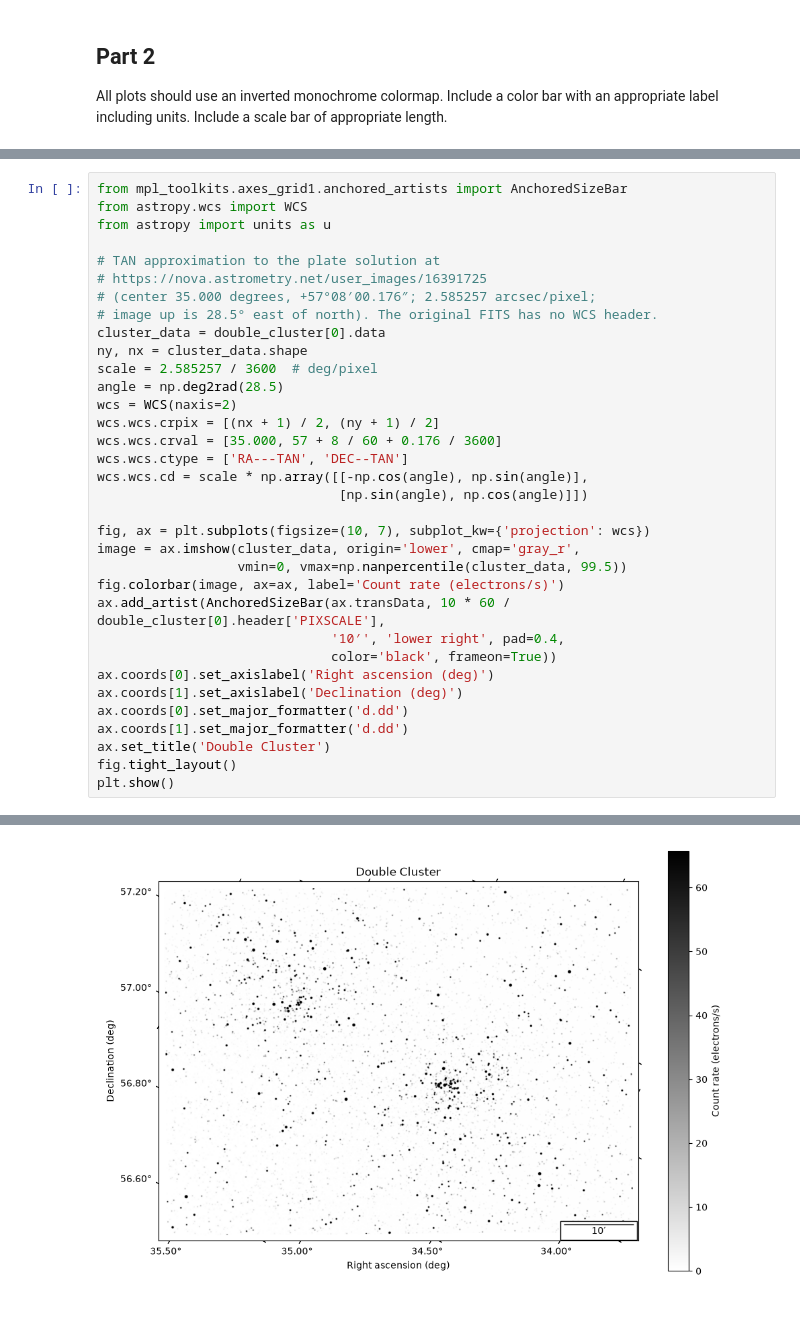
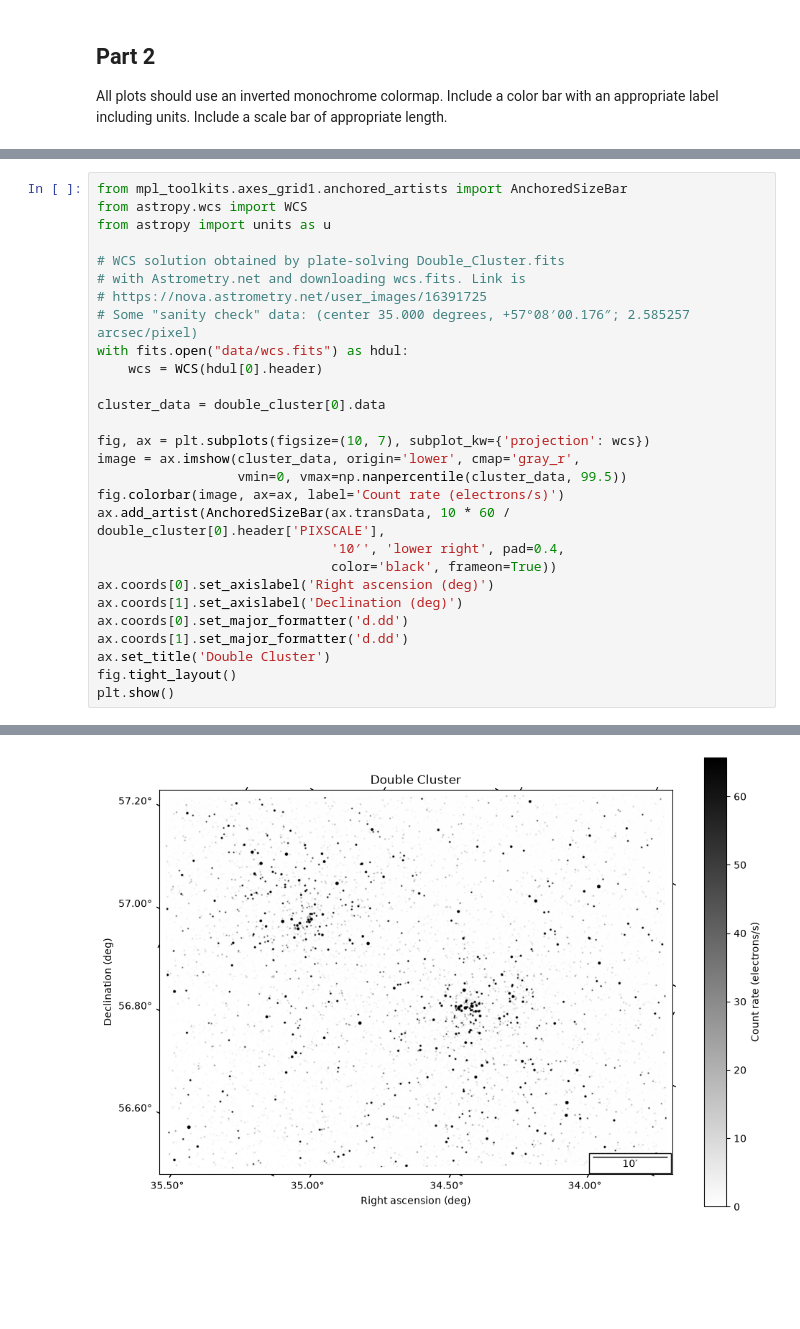
Before and after one commit to rohanhdhillon/12.410-code, a Jupyter notebook: pset2/pset2.ipynb, the cells around one changed output, grey strips where cells are left out. Cells and saved outputs as stored; diff of their text form; blank space fills up the shorter version.

```diff
--- a/pset2/pset2.ipynb
+++ b/pset2/pset2.ipynb
@@ -223,20 +234,14 @@ from mpl_toolkits.axes_grid1.anchored_artists import AnchoredSizeBar
 from astropy.wcs import WCS
 from astropy import units as u
 
-# TAN approximation to the plate solution at
+# WCS solution obtained by plate-solving Double_Cluster.fits
+# with Astrometry.net and downloading wcs.fits. Link is
 # https://nova.astrometry.net/user_images/16391725
-# (center 35.000 degrees, +57°08′00.176″; 2.585257 arcsec/pixel;
-# image up is 28.5° east of north). The original FITS has no WCS header.
+# Some "sanity check" data: (center 35.000 degrees, +57°08′00.176″; 2.585257 arcsec/pixel)
+with fits.open("data/wcs.fits") as hdul:
+    wcs = WCS(hdul[0].header)
+
 cluster_data = double_cluster[0].data
-ny, nx = cluster_data.shape
-scale = 2.585257 / 3600  # deg/pixel
-angle = np.deg2rad(28.5)
-wcs = WCS(naxis=2)
-wcs.wcs.crpix = [(nx + 1) / 2, (ny + 1) / 2]
-wcs.wcs.crval = [35.000, 57 + 8 / 60 + 0.176 / 3600]
-wcs.wcs.ctype = ['RA---TAN', 'DEC--TAN']
-wcs.wcs.cd = scale * np.array([[-np.cos(angle), np.sin(angle)],
-                               [np.sin(angle), np.cos(angle)]])
 
 fig, ax = plt.subplots(figsize=(10, 7), subplot_kw={'projection': wcs})
 image = ax.imshow(cluster_data, origin='lower', cmap='gray_r',
@@ -256 +262 @@ plt.show()
-[figure, old version]
+[figure, new version]
```
Also changed, not shown: parts of 7 cells of this notebook, 3 other files.
